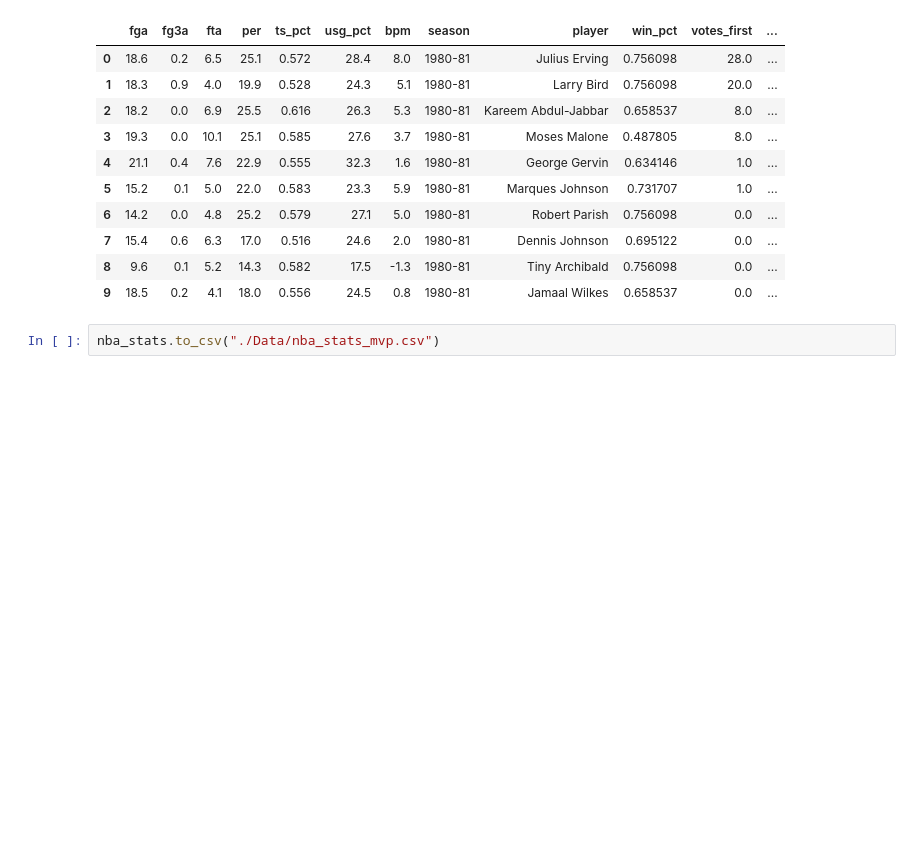
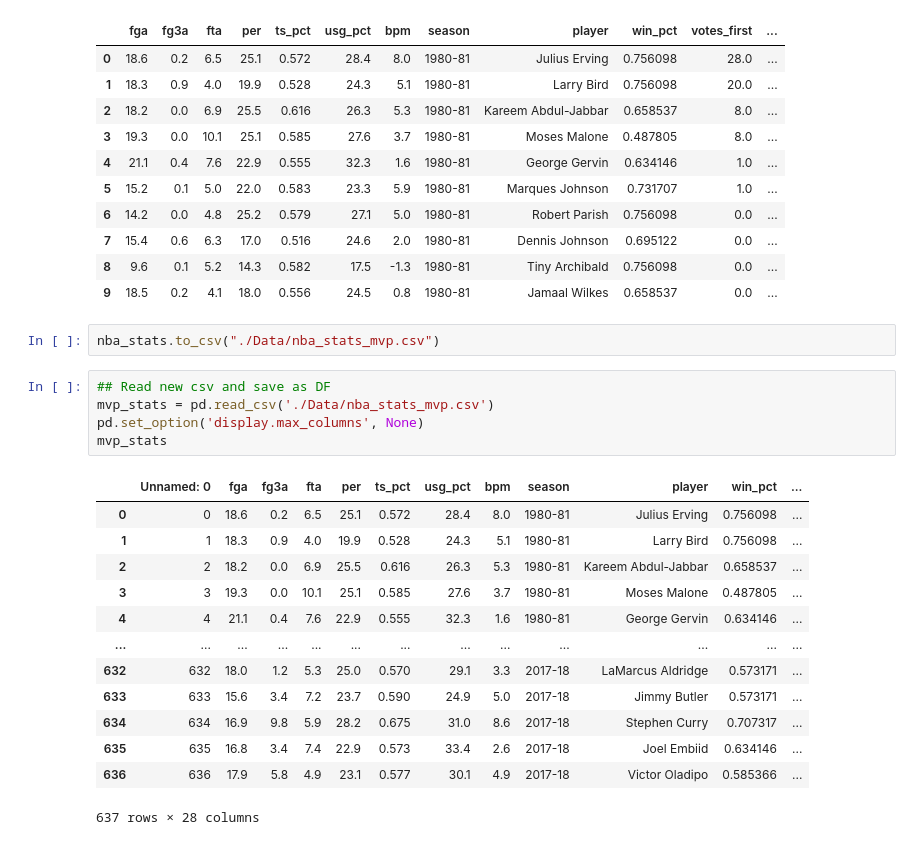
Before and after one commit to Hollisd12/final_project, a Jupyter notebook: Untitled.ipynb, the cells around one changed output. Drawn from its saved outputs; the diff is of its cells as text; blank space fills up the shorter version.

```diff
--- a/Untitled.ipynb
+++ b/Untitled.ipynb
@@ -138,3 +138,22 @@ nba_stats.head(10)
 | 9 | 18.5 | 0.2 | 4.1 | 18.0 | 0.556 | 24.5 | 0.8 | 1980-81 | Jamaal Wilkes | 0.658537 | 0.0 | ... |
 # %%
 nba_stats.to_csv("./Data/nba_stats_mvp.csv")
+# %%
+## Read new csv and save as DF
+mvp_stats = pd.read_csv('./Data/nba_stats_mvp.csv')
+pd.set_option('display.max_columns', None)
+mvp_stats
+# %% [output]
+|  | Unnamed: 0 | fga | fg3a | fta | per | ts_pct | usg_pct | bpm | season | player | win_pct | ... |
+| 0 | 0 | 18.6 | 0.2 | 6.5 | 25.1 | 0.572 | 28.4 | 8.0 | 1980-81 | Julius Erving | 0.756098 | ... |
+| 1 | 1 | 18.3 | 0.9 | 4.0 | 19.9 | 0.528 | 24.3 | 5.1 | 1980-81 | Larry Bird | 0.756098 | ... |
+| 2 | 2 | 18.2 | 0.0 | 6.9 | 25.5 | 0.616 | 26.3 | 5.3 | 1980-81 | Kareem Abdul-Jabbar | 0.658537 | ... |
+| 3 | 3 | 19.3 | 0.0 | 10.1 | 25.1 | 0.585 | 27.6 | 3.7 | 1980-81 | Moses Malone | 0.487805 | ... |
+| 4 | 4 | 21.1 | 0.4 | 7.6 | 22.9 | 0.555 | 32.3 | 1.6 | 1980-81 | George Gervin | 0.634146 | ... |
+| ... | ... | ... | ... | ... | ... | ... | ... | ... | ... | ... | ... | ... |
+| 632 | 632 | 18.0 | 1.2 | 5.3 | 25.0 | 0.570 | 29.1 | 3.3 | 2017-18 | LaMarcus Aldridge | 0.573171 | ... |
+| 633 | 633 | 15.6 | 3.4 | 7.2 | 23.7 | 0.590 | 24.9 | 5.0 | 2017-18 | Jimmy Butler | 0.573171 | ... |
+| 634 | 634 | 16.9 | 9.8 | 5.9 | 28.2 | 0.675 | 31.0 | 8.6 | 2017-18 | Stephen Curry | 0.707317 | ... |
+| 635 | 635 | 16.8 | 3.4 | 7.4 | 22.9 | 0.573 | 33.4 | 2.6 | 2017-18 | Joel Embiid | 0.634146 | ... |
+| 636 | 636 | 17.9 | 5.8 | 4.9 | 23.1 | 0.577 | 30.1 | 4.9 | 2017-18 | Victor Oladipo | 0.585366 | ... |
+637 rows × 28 columns
```
Also changed, not shown: parts of 2 cells of this notebook, 1 other file.
